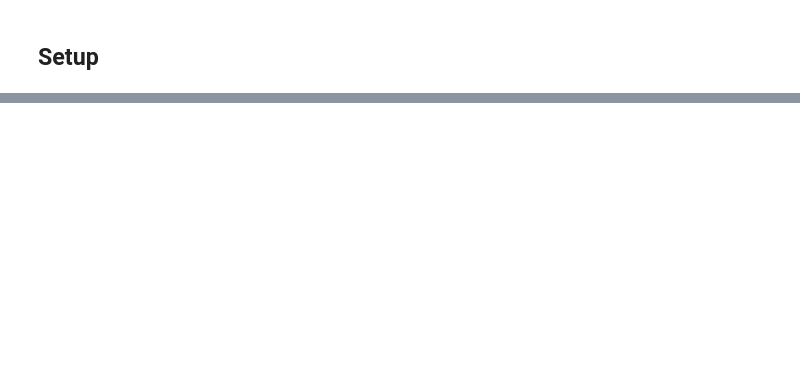
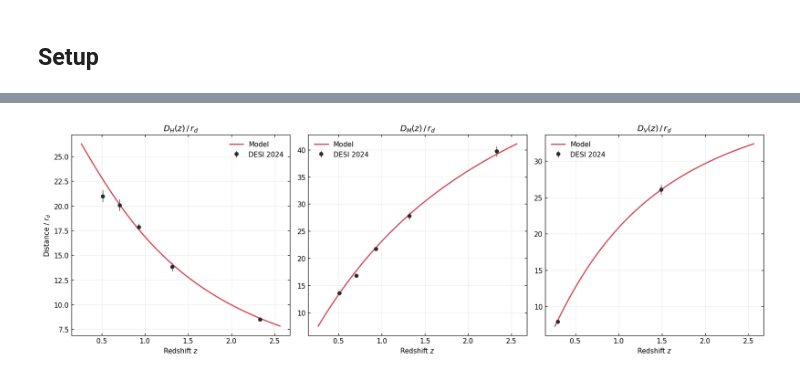
Before and after one commit to salihyesil59/CosmoFit, a Jupyter notebook: examples/01-getting-started/dataset_zoo.ipynb, the cells around one changed output, grey strips where cells are left out. Saved outputs shown, nothing was run; the diff lists cells and outputs as text; code cells hidden in the pictures; blank space fills up the shorter version.

```diff
--- a/examples/01-getting-started/dataset_zoo.ipynb
+++ b/examples/01-getting-started/dataset_zoo.ipynb
@@ -228,0 +72,18 @@ chi2_min = 1652.56  (1863 data points)
+# %%
+FIDUCIAL = dict(
+    H0=67.4, Omega_m=0.315, Omega_b=0.0493, rd=147.09,
+    sigma8=0.811, n_s=0.965, ln1e10As=3.044, tau_reio=0.0544,
+    A_planck=1.0, MB=-19.253,
+)
+
+
+def look(*keys, free_params=("H0", "Omega_m"), **kwargs):
+    """A Fitter on `keys` at the fiducial point. Nothing is fit."""
+
+    return Fitter(
+        model=LCDM,
+        datasets=list(keys),
+        free_params=list(free_params),
+        initial=FIDUCIAL,
+        **kwargs,
+    )
@@ -228,0 +196,4 @@ chi2_min = 1652.56  (1863 data points)
+# %%
+look("desi").plots.bao_distances();
+# %% [output]
+[figure, added]
```
Also changed, not shown: parts of 63 cells of this notebook, 5 other files.
